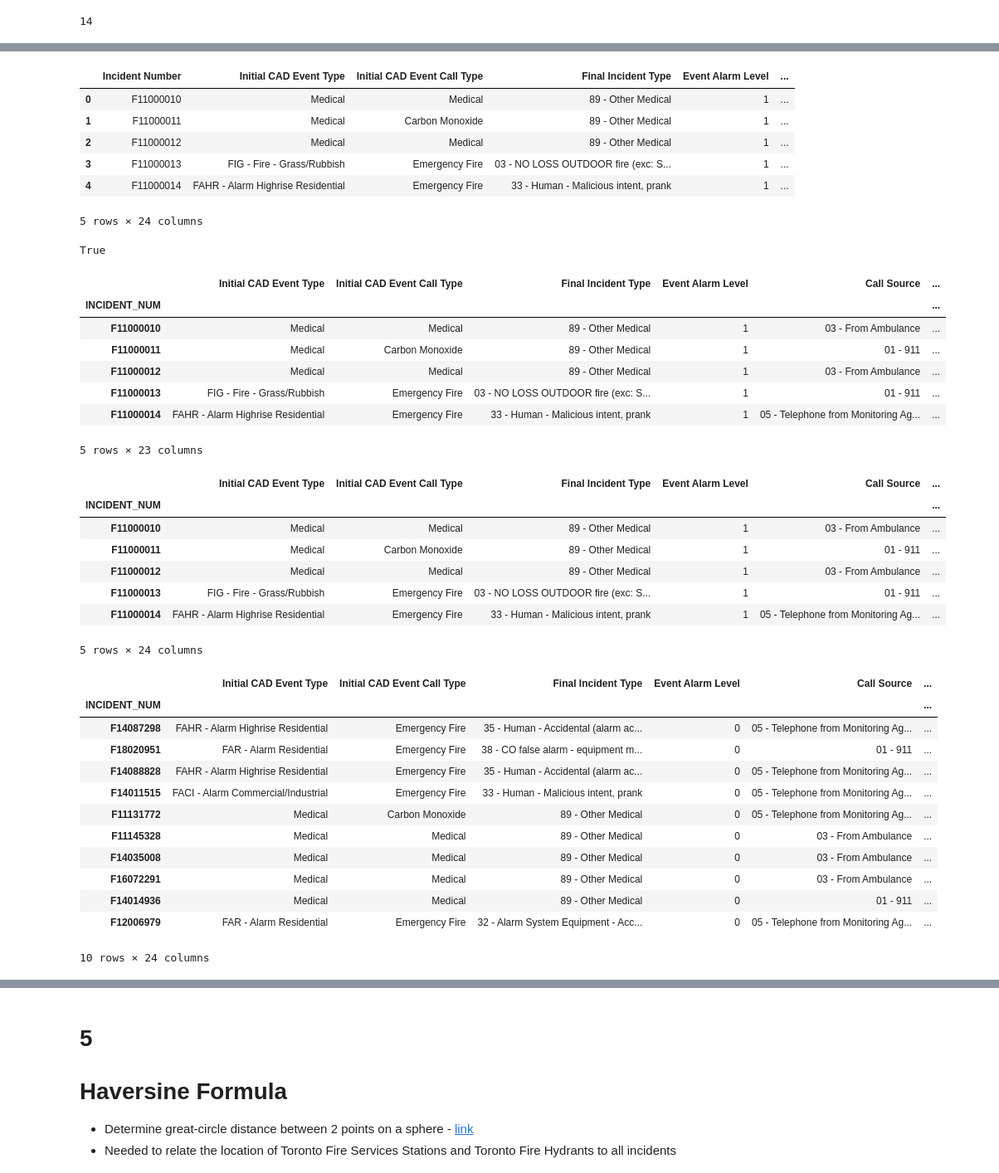
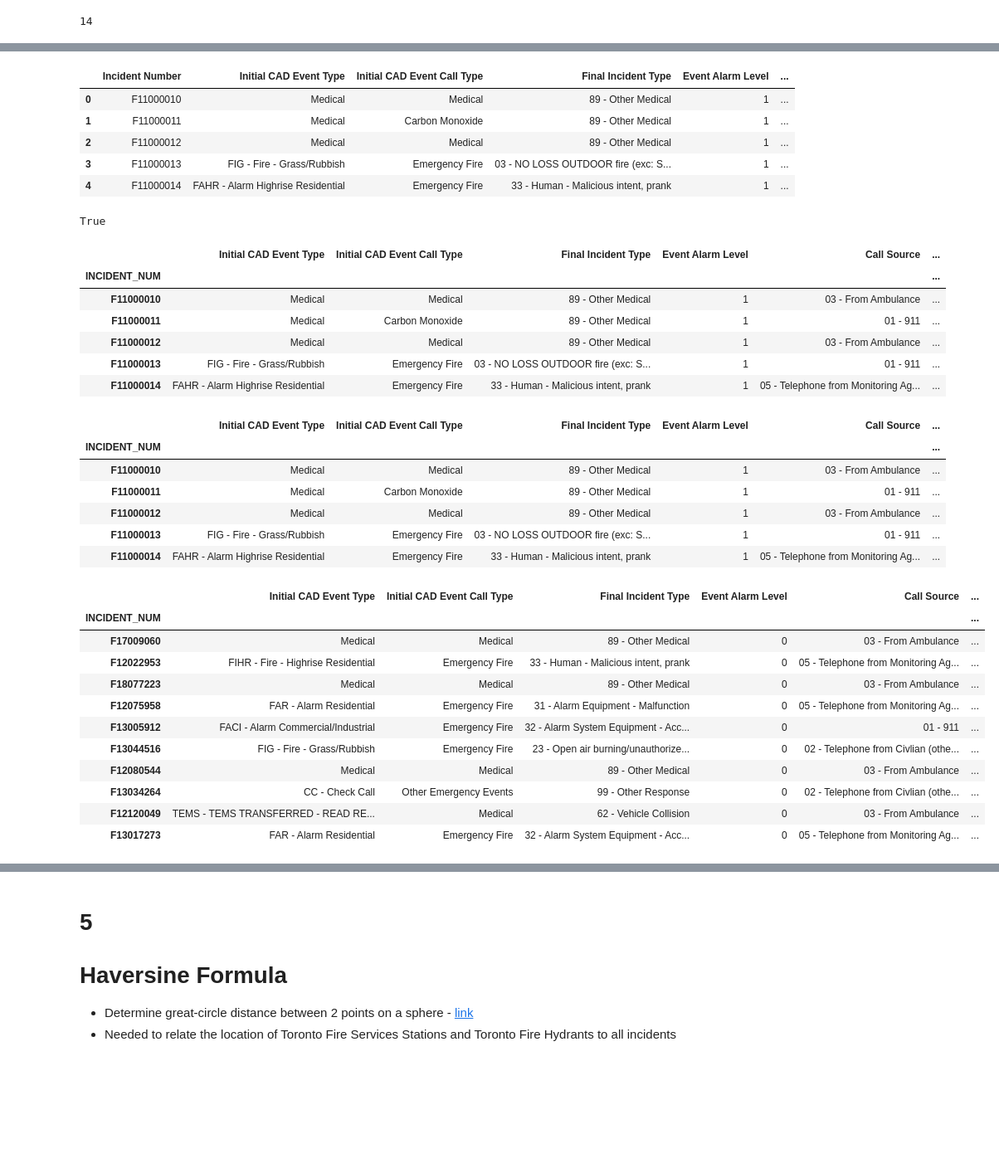
Before and after one commit to cebulada/Data-Science-Group-10, a Jupyter notebook: 02-Geopandas_and_Merging.ipynb, the cells around one changed output, grey strips where cells are left out. Shown at 83% size. Saved outputs shown, nothing was run; the diff lists cells and outputs as text; code cells hidden in the pictures; blank space fills up the shorter version.

```diff
--- a/02-Geopandas_and_Merging.ipynb
+++ b/02-Geopandas_and_Merging.ipynb
@@ -319,6 +334,6 @@ SNOW_CM                            0
 dtype: int64
 # %%
 # remove all values with null "LATITUDE" or "Longitude" through slicing
-df_merge = df_merge.loc[df_merge["LATITUDE"].notnull() & df_merge["Longitude"].notnull()]
-df_merge.shape
+df_fire = df_fire.loc[df_fire["LATITUDE"].notnull() & df_fire["Longitude"].notnull()]
+df_fire.shape
 # %% [output]
@@ -353,7 +367,8 @@ df_merge.loc[df_merge["Incident Number"].duplicated(keep=False)]
 # %%
 # drop all values (that were duplicated) through slicing
-df_merge = df_merge.loc[~df_merge["Incident Number"].duplicated(keep=False)]
-df_merge.head()
+# ~ is the Boolean NOT operator
+df_fire = df_fire.loc[~df_fire["Incident Number"].duplicated(keep=False)]
+df_fire.head()
 # %% [output]
 |  | Incident Number | Initial CAD Event Type | Initial CAD Event Call Type | Final Incident Type | Event Alarm Level | ... |
 | 0 | F11000010 | Medical | Medical | 89 - Other Medical | 1 | ... |
@@ -361,6 +376,5 @@ df_merge.head()
 | 2 | F11000012 | Medical | Medical | 89 - Other Medical | 1 | ... |
 | 3 | F11000013 | FIG - Fire - Grass/Rubbish | Emergency Fire | 03 - NO LOSS OUTDOOR fire (exc: S... | 1 | ... |
 | 4 | F11000014 | FAHR - Alarm Highrise Residential | Emergency Fire | 33 - Human - Malicious intent, prank | 1 | ... |
-5 rows × 24 columns
 # %%
 # check to see if the "Incident Number" is unique for each row
@@ -369,10 +383,10 @@ len(df_merge["Incident Number"].unique()) == len(df_merge)
 True
 # %%
 # set the "Incident Number" as the index, since it is unique for each row
-df_merge.index = df_merge["Incident Number"]
-df_merge = df_merge.drop(columns=["Incident Number"])
-df_merge.index.name = "INCIDENT_NUM"
-df_merge.head()
+df_fire.index = df_fire["Incident Number"]
+df_fire = df_fire.drop(columns=["Incident Number"])
+df_fire.index.name = "INCIDENT_NUM"
+df_fire.head()
 # %% [output]
 |  | Initial CAD Event Type | Initial CAD Event Call Type | Final Incident Type | Event Alarm Level | Call Source | ... |
 | INCIDENT_NUM |  |  |  |  |  | ... |
@@ -381,11 +395,10 @@ df_merge.head()
 | F11000012 | Medical | Medical | 89 - Other Medical | 1 | 03 - From Ambulance | ... |
 | F11000013 | FIG - Fire - Grass/Rubbish | Emergency Fire | 03 - NO LOSS OUTDOOR fire (exc: S... | 1 | 01 - 911 | ... |
 | F11000014 | FAHR - Alarm Highrise Residential | Emergency Fire | 33 - Human - Malicious intent, prank | 1 | 05 - Telephone from Monitoring Ag... | ... |
-5 rows × 23 columns
 # %%
 # create "lat_long" column that is a tuple of latitude and longitude
-df_merge["lat_long"] = list(zip(df_merge["LATITUDE"], df_merge["Longitude"]))
-df_merge.head()
+df_fire["lat_long"] = list(zip(df_fire["LATITUDE"], df_fire["Longitude"]))
+df_fire.head()
 # %% [output]
 |  | Initial CAD Event Type | Initial CAD Event Call Type | Final Incident Type | Event Alarm Level | Call Source | ... |
 | INCIDENT_NUM |  |  |  |  |  | ... |
@@ -394,29 +407,27 @@ df_merge.head()
 | F11000012 | Medical | Medical | 89 - Other Medical | 1 | 03 - From Ambulance | ... |
 | F11000013 | FIG - Fire - Grass/Rubbish | Emergency Fire | 03 - NO LOSS OUTDOOR fire (exc: S... | 1 | 01 - 911 | ... |
 | F11000014 | FAHR - Alarm Highrise Residential | Emergency Fire | 33 - Human - Malicious intent, prank | 1 | 05 - Telephone from Monitoring Ag... | ... |
-5 rows × 24 columns
 # %%
 # write it to a folder
 MERGED_FILE_PATH = os.path.join(FIRE_PROCESSED_UNZIPPED_DIRECTORY,
-                               "2011-2018_Toronto_Fire_Incidents_Weather.csv")
+                               "2011-2018_Toronto_Fire_Incidents.csv")
 
-df_merge.to_csv(MERGED_FILE_PATH)
+df_fire.to_csv(MERGED_FILE_PATH)
 
 # display 10 random values
-df_merge.sample(10)
+df_fire.sample(10)
 # %% [output]
 |  | Initial CAD Event Type | Initial CAD Event Call Type | Final Incident Type | Event Alarm Level | Call Source | ... |
 | INCIDENT_NUM |  |  |  |  |  | ... |
-| F14087298 | FAHR - Alarm Highrise Residential | Emergency Fire | 35 - Human - Accidental (alarm ac... | 0 | 05 - Telephone from Monitoring Ag... | ... |
-| F18020951 | FAR - Alarm Residential | Emergency Fire | 38 - CO false alarm - equipment m... | 0 | 01 - 911 | ... |
-| F14088828 | FAHR - Alarm Highrise Residential | Emergency Fire | 35 - Human - Accidental (alarm ac... | 0 | 05 - Telephone from Monitoring Ag... | ... |
-| F14011515 | FACI - Alarm Commercial/Industrial | Emergency Fire | 33 - Human - Malicious intent, prank | 0 | 05 - Telephone from Monitoring Ag... | ... |
-| F11131772 | Medical | Carbon Monoxide | 89 - Other Medical | 0 | 05 - Telephone from Monitoring Ag... | ... |
-| F11145328 | Medical | Medical | 89 - Other Medical | 0 | 03 - From Ambulance | ... |
-| F14035008 | Medical | Medical | 89 - Other Medical | 0 | 03 - From Ambulance | ... |
-| F16072291 | Medical | Medical | 89 - Other Medical | 0 | 03 - From Ambulance | ... |
-| F14014936 | Medical | Medical | 89 - Other Medical | 0 | 01 - 911 | ... |
-| F12006979 | FAR - Alarm Residential | Emergency Fire | 32 - Alarm System Equipment - Acc... | 0 | 05 - Telephone from Monitoring Ag... | ... |
+| F17009060 | Medical | Medical | 89 - Other Medical | 0 | 03 - From Ambulance | ... |
+| F12022953 | FIHR - Fire - Highrise Residential | Emergency Fire | 33 - Human - Malicious intent, prank | 0 | 05 - Telephone from Monitoring Ag... | ... |
+| F18077223 | Medical | Medical | 89 - Other Medical | 0 | 03 - From Ambulance | ... |
+| F12075958 | FAR - Alarm Residential | Emergency Fire | 31 - Alarm Equipment - Malfunction | 0 | 05 - Telephone from Monitoring Ag... | ... |
+| F13005912 | FACI - Alarm Commercial/Industrial | Emergency Fire | 32 - Alarm System Equipment - Acc... | 0 | 01 - 911 | ... |
+| F13044516 | FIG - Fire - Grass/Rubbish | Emergency Fire | 23 - Open air burning/unauthorize... | 0 | 02 - Telephone from Civlian (othe... | ... |
+| F12080544 | Medical | Medical | 89 - Other Medical | 0 | 03 - From Ambulance | ... |
+| F13034264 | CC - Check Call | Other Emergency Events | 99 - Other Response | 0 | 02 - Telephone from Civlian (othe... | ... |
+| F12120049 | TEMS - TEMS TRANSFERRED - READ RE... | Medical | 62 - Vehicle Collision | 0 | 03 - From Ambulance | ... |
+| F13017273 | FAR - Alarm Residential | Emergency Fire | 32 - Alarm System Equipment - Acc... | 0 | 05 - Telephone from Monitoring Ag... | ... |
-10 rows × 24 columns
 # %%
 # read in the csv file, make sure the tuple is preserved
```
Also changed, not shown: parts of 46 cells of this notebook, 25 other files.
